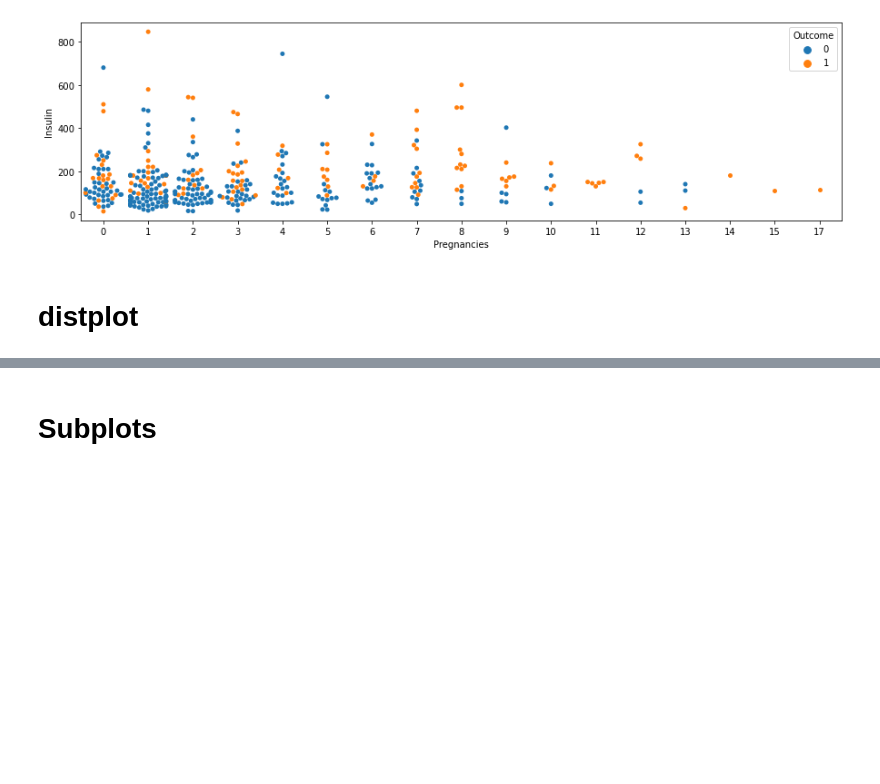
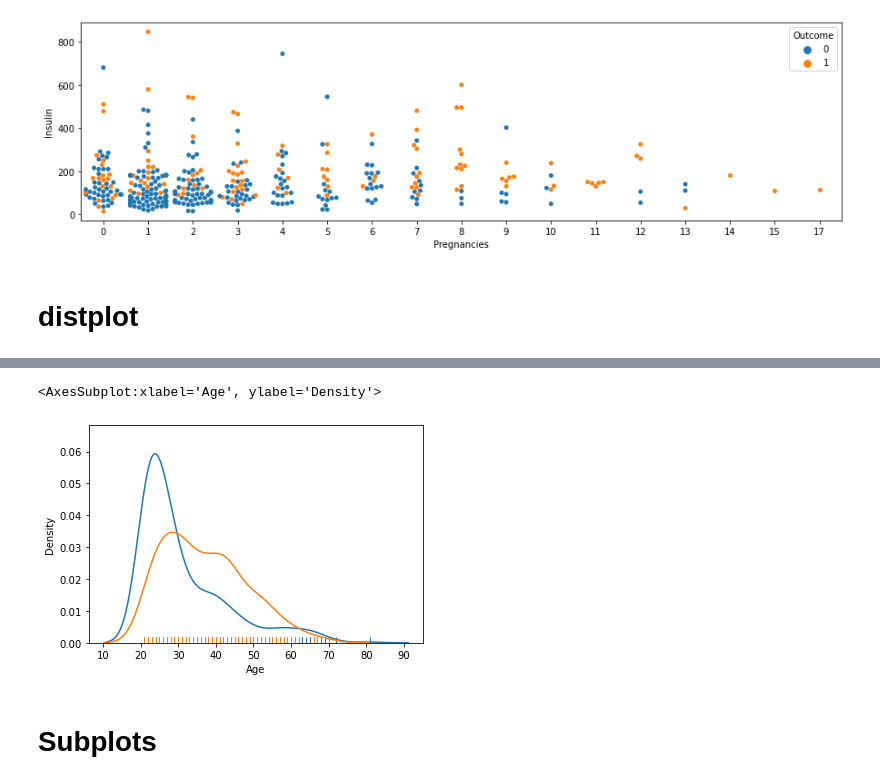
Before and after one commit to jinjoo-lee/Data-science-basic, a Jupyter notebook: pima-diabetes-eda.ipynb, the cells around one changed output, grey strips where cells are left out. Drawn from its saved outputs; the diff is of its cells as text; code cells hidden in the pictures; blank space fills up the shorter version.

```diff
--- a/pima-diabetes-eda.ipynb
+++ b/pima-diabetes-eda.ipynb
@@ -333,5 +345,11 @@ sns.swarmplot(data=df[df["Insulin"] > 0], x="Pregnancies", y="Insulin", hue="Out
 # %%
 # 나이에 따른 당뇨병 발병 여부를 시각화한다.
+
+sns.distplot(df_0["Age"], hist=False, rug=True)
+sns.distplot(df_1["Age"], hist=False, rug=True)
+# %% [output]
+<AxesSubplot:xlabel='Age', ylabel='Density'>
+[figure, added]
 # %% [markdown]
 # Subplots
 # %% [markdown]
```
Also changed, not shown: parts of 22 cells of this notebook.
